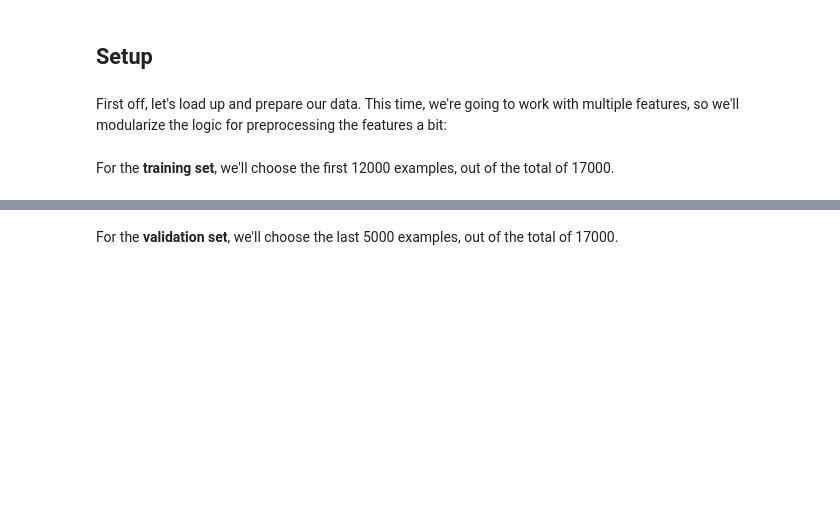
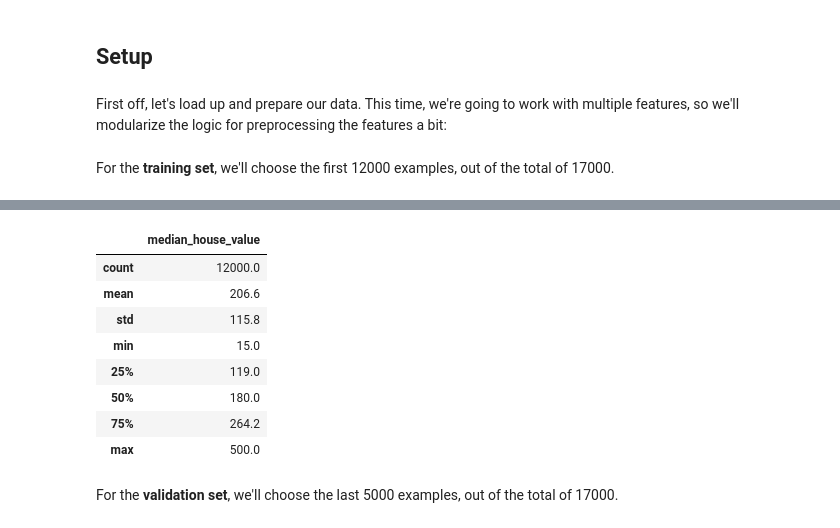
Before and after one commit to Chencx901/google_ml_course, a Jupyter notebook: validation.ipynb, the cells around one changed output, grey strips where cells are left out. Cells and saved outputs as stored; diff of their text form; code cells hidden in the pictures; blank space fills up the shorter version.

```diff
--- a/validation.ipynb
+++ b/validation.ipynb
@@ -97,6 +107,16 @@ training_examples.describe()
 # %%
-training_targets = preprocess_targets(california_housing_dataframe.head(12000))
+training_targets = preprocess_targets(california_housing_dataframe.reindex(np.random.permutation(california_housing_dataframe.index)).head(12000))
 training_targets.describe()
+# %% [output]
+|  | median_house_value |
+| count | 12000.0 |
+| mean | 206.6 |
+| std | 115.8 |
+| min | 15.0 |
+| 25% | 119.0 |
+| 50% | 180.0 |
+| 75% | 264.2 |
+| max | 500.0 |
 # %% [markdown]
 For the **validation set**, we'll choose the last 5000 examples, out of the total of 17000.
 # %%
```
Also changed, not shown: parts of 6 cells of this notebook.
